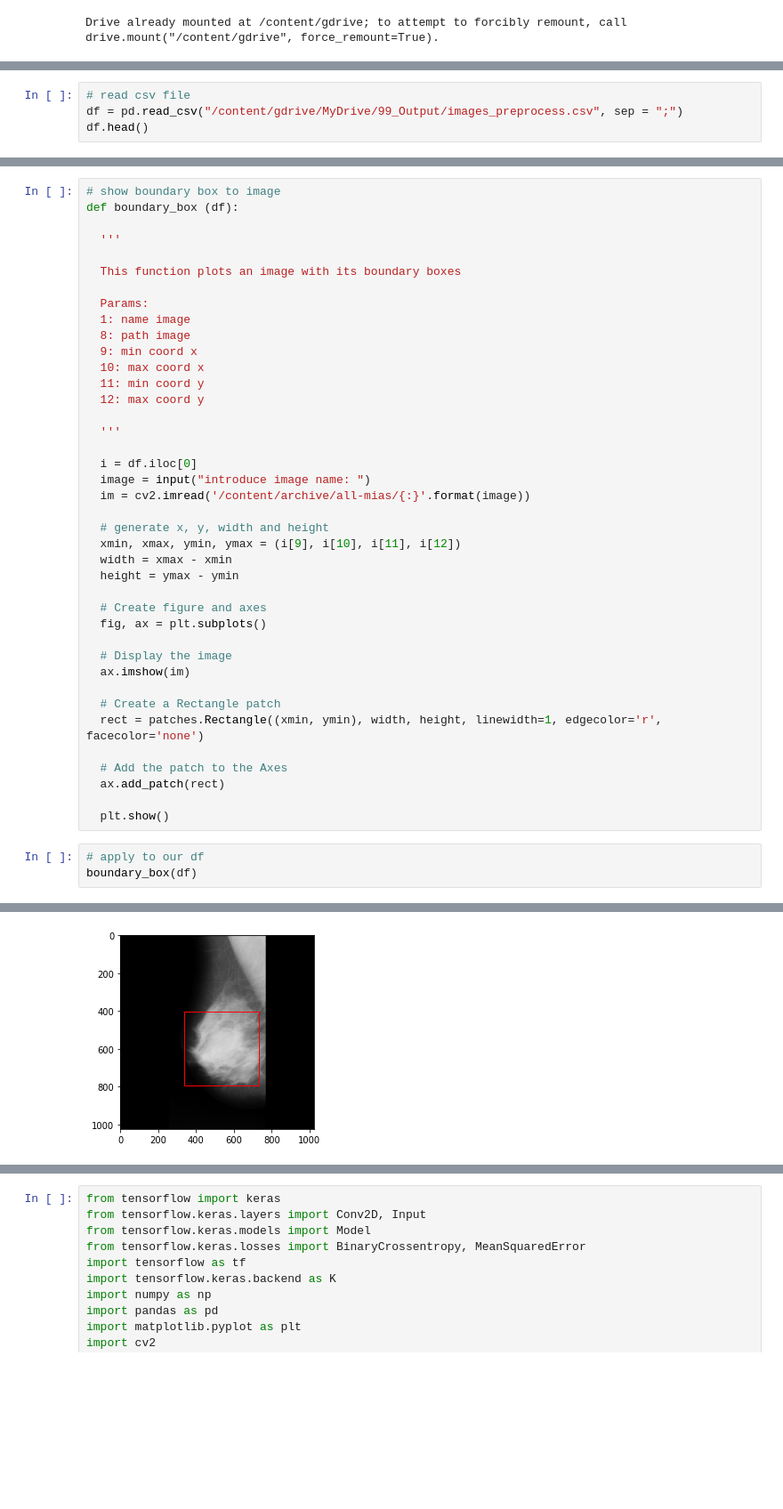
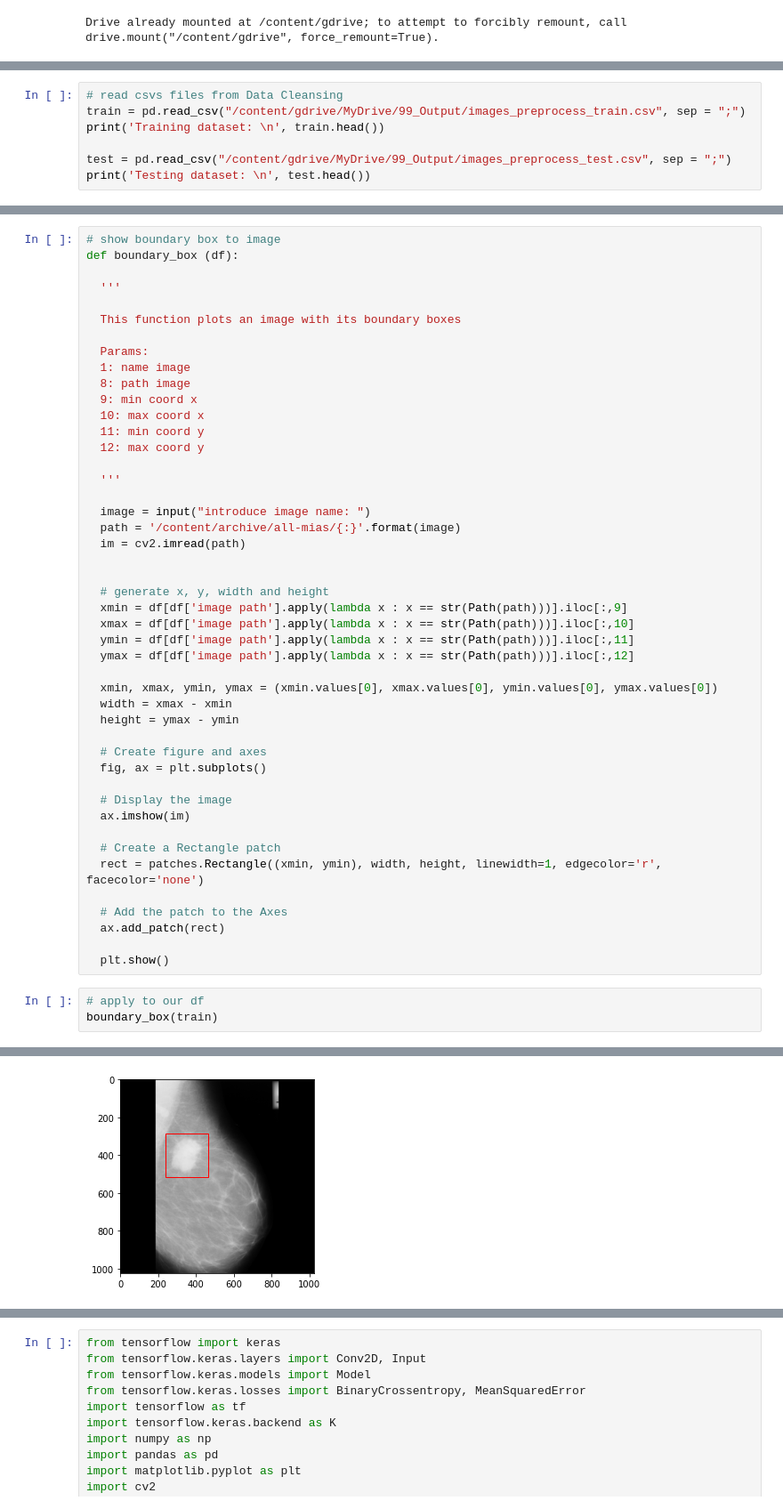
Before and after one commit to cfont03/Anomaly-breast-cancer-detection, a Jupyter notebook: train/1. Faster_R_CNN.ipynb, the cells around one changed output, grey strips where cells are left out. Shown: that part at 89% size. Cells and saved outputs as stored; diff of their text form; blank space fills up the shorter version.

```diff
--- a/train/1. Faster_R_CNN.ipynb
+++ b/train/1. Faster_R_CNN.ipynb
@@ -59,7 +59,3 @@ import time
 # %% [output]
 Keras version   :  2.8.0
 Populating the interactive namespace from numpy and matplotlib
-# %%
-# read csv file
-df = pd.read_csv("/content/gdrive/MyDrive/99_Output/images_preprocess.csv", sep = ";")
-df.head()
@@ -72,0 +62,7 @@ df.head()
+# %%
+# read csvs files from Data Cleansing
+train = pd.read_csv("/content/gdrive/MyDrive/99_Output/images_preprocess_train.csv", sep = ";")
+print('Training dataset: \n', train.head())
+
+test = pd.read_csv("/content/gdrive/MyDrive/99_Output/images_preprocess_test.csv", sep = ";")
+print('Testing dataset: \n', test.head())
@@ -88,12 +102,18 @@ def boundary_box (df):
 
   '''
 
-  i = df.iloc[0]
   image = input("introduce image name: ")
-  im = cv2.imread('/content/archive/all-mias/{:}'.format(image))
+  path = '/content/archive/all-mias/{:}'.format(image)
+  im = cv2.imread(path)
+
 
   # generate x, y, width and height
-  xmin, xmax, ymin, ymax = (i[9], i[10], i[11], i[12])
+  xmin = df[df['image path'].apply(lambda x : x == str(Path(path)))].iloc[:,9]
+  xmax = df[df['image path'].apply(lambda x : x == str(Path(path)))].iloc[:,10]
+  ymin = df[df['image path'].apply(lambda x : x == str(Path(path)))].iloc[:,11]
+  ymax = df[df['image path'].apply(lambda x : x == str(Path(path)))].iloc[:,12]
+
+  xmin, xmax, ymin, ymax = (xmin.values[0], xmax.values[0], ymin.values[0], ymax.values[0])
   width = xmax - xmin
   height = ymax - ymin
 
@@ -112,5 +132,5 @@ def boundary_box (df):
   plt.show()
 # %%
 # apply to our df
-boundary_box(df)
+boundary_box(train)
 # %% [output]
@@ -118 +138 @@ introduce image name: mdb001.pgm
-[figure, old version]
+[figure, new version]
```
Also changed, not shown: parts of 71 cells of this notebook.
